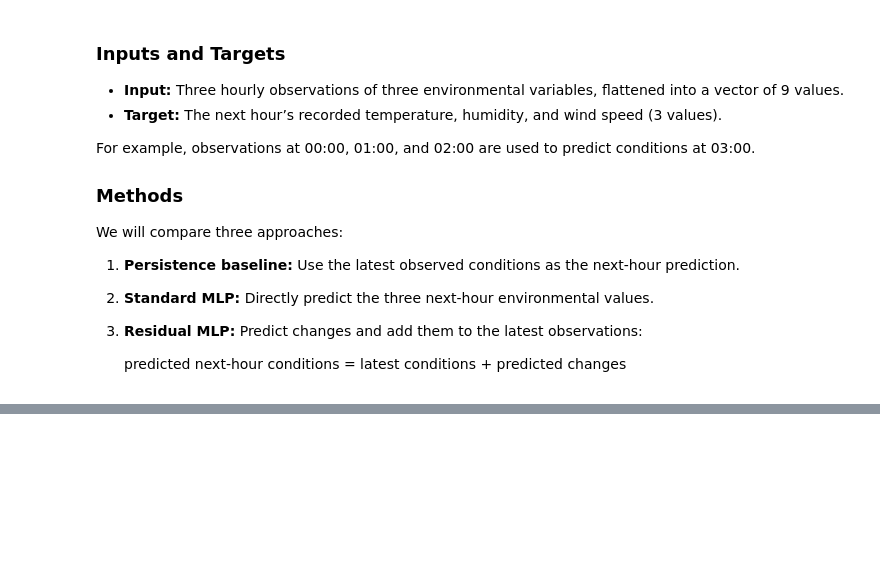
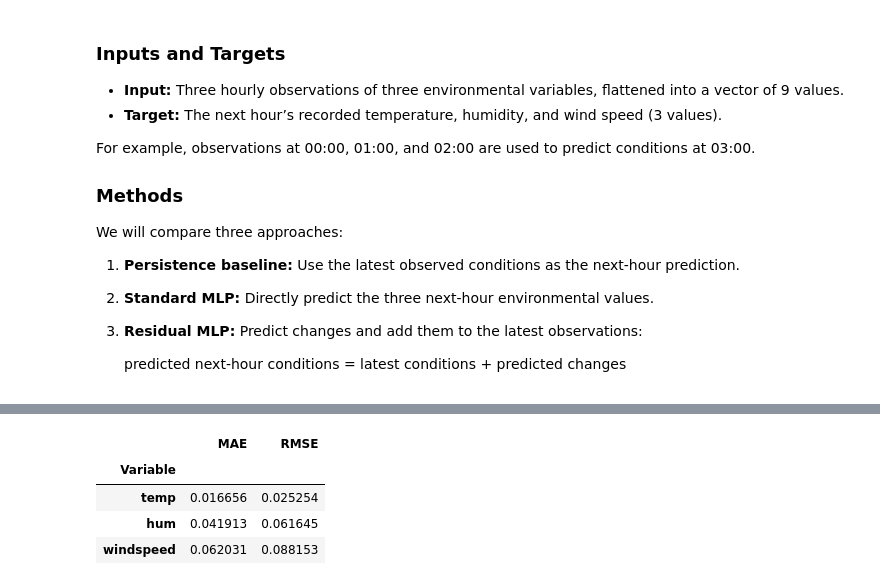
Before and after one commit to YileiJ/bike-demand-forecasting, a Jupyter notebook: P1/project.ipynb, the cells around one changed output, grey strips where cells are left out. Cells and saved outputs as stored; diff of their text form; code cells hidden in the pictures; blank space fills up the shorter version.

```diff
--- a/P1/project.ipynb
+++ b/P1/project.ipynb
@@ -216,0 +289,52 @@ We will compare three approaches:
+# %%
+# Use the latest observed environmental values.
+# Column order matches nn1_target_cols: temp, hum, windspeed.
+latest_env_cols = [
+    "temp_lag1",
+    "hum_lag1",
+    "windspeed_lag1",
+]
+
+persistence_val_pred = val_data[latest_env_cols].to_numpy(
+    dtype=np.float32
+)
+
+# Actual next-hour conditions, on the original CSV scale.
+val_actual = val_data[nn1_target_cols].to_numpy(
+    dtype=np.float32
+)
+
+# Evaluate each environmental variable.
+metrics = []
+
+for i, variable in enumerate(nn1_target_cols):
+    metrics.append({
+        "Variable": variable,
+        "MAE": mean_absolute_error(
+            val_actual[:, i], persistence_val_pred[:, i]
+        ),
+        "RMSE": np.sqrt(
+            mean_squared_error(
+                val_actual[:, i], persistence_val_pred[:, i]
+            )
+        ),
+    })
+
+persistence_val_metrics = pd.DataFrame(
+    metrics
+).set_index("Variable")
+
+display(persistence_val_metrics)
+
+# Preserve target timestamps.
+persistence_val_predictions = pd.DataFrame(
+    persistence_val_pred,
+    index=val_data.index,
+    columns=["pred_temp", "pred_hum", "pred_windspeed"],
+)
+# %% [output]
+|  | MAE | RMSE |
+| Variable |  |  |
+| temp | 0.016656 | 0.025254 |
+| hum | 0.041913 | 0.061645 |
+| windspeed | 0.062031 | 0.088153 |
```
Also changed, not shown: parts of 8 cells of this notebook.
